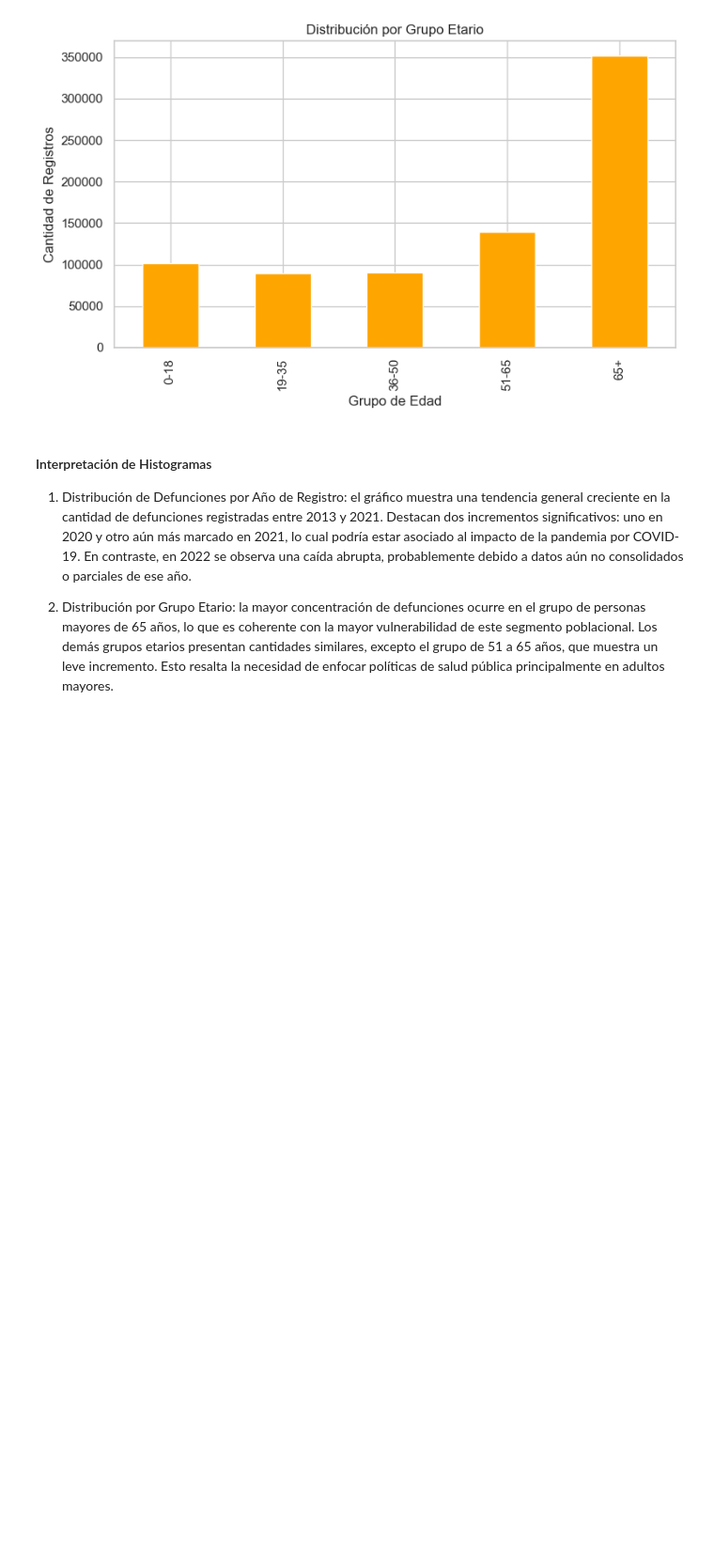
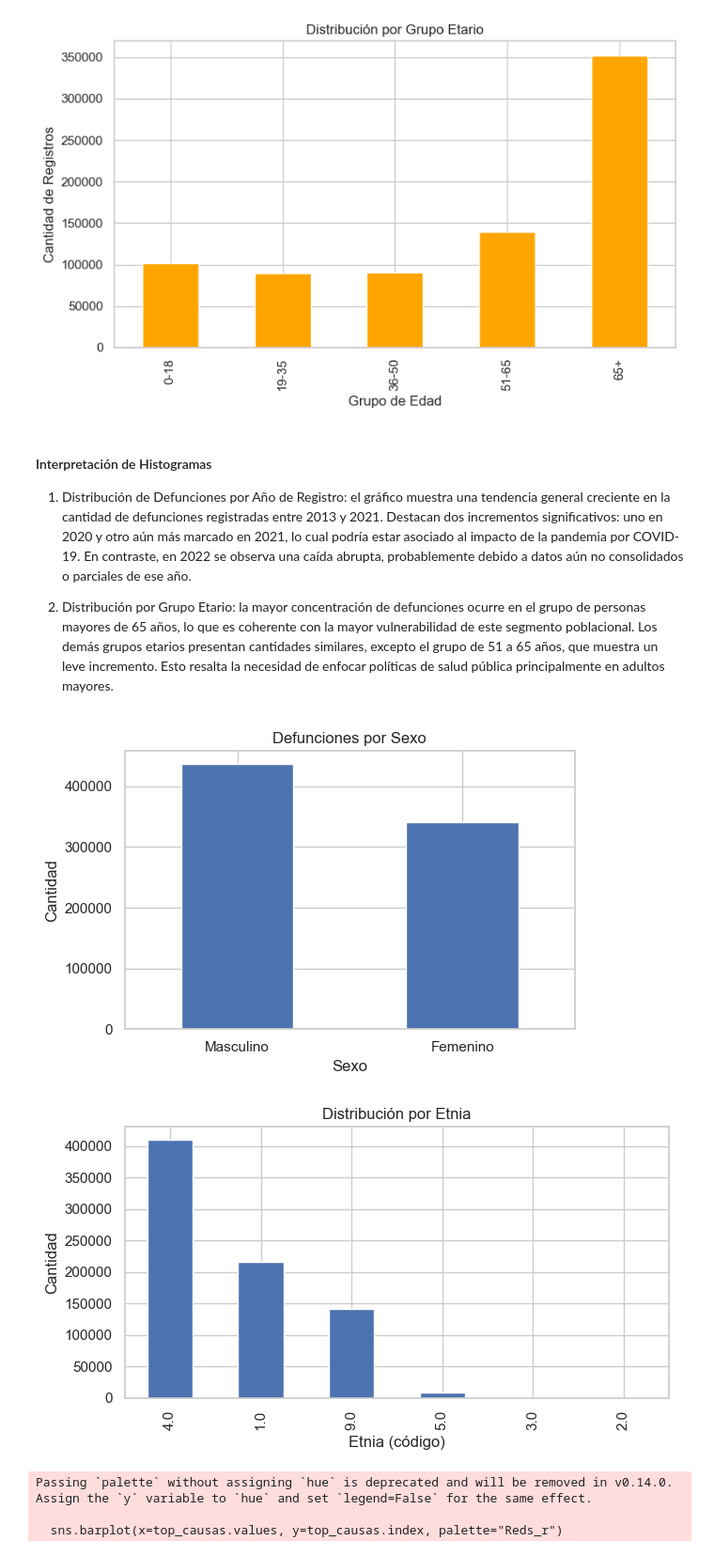
Before and after one commit to michellemej22596/Proyecto3-MineriadeDatos, a Jupyter notebook: analisisdefunciones.ipynb, the cells around one changed output. Shown at 94% size. Saved outputs shown, nothing was run; the diff lists cells and outputs as text; code cells hidden in the pictures; blank space fills up the shorter version.

Commit message:
Feat: Graficos de barra e interpretacion

```diff
--- a/analisisdefunciones.ipynb
+++ b/analisisdefunciones.ipynb
@@ -180,3 +180,43 @@ plt.show()
 1. Distribución de Defunciones por Año de Registro: el gráfico muestra una tendencia general creciente en la cantidad de defunciones registradas entre 2013 y 2021. Destacan dos incrementos significativos: uno en 2020 y otro aún más marcado en 2021, lo cual podría estar asociado al impacto de la pandemia por COVID-19. En contraste, en 2022 se observa una caída abrupta, probablemente debido a datos aún no consolidados o parciales de ese año.
 
 2. Distribución por Grupo Etario: la mayor concentración de defunciones ocurre en el grupo de personas mayores de 65 años, lo que es coherente con la mayor vulnerabilidad de este segmento poblacional. Los demás grupos etarios presentan cantidades similares, excepto el grupo de 51 a 65 años, que muestra un leve incremento. Esto resalta la necesidad de enfocar políticas de salud pública principalmente en adultos mayores.
+# %%
+
+# =======================
+# Gráficos de Barras
+# =======================
+
+# Por sexo
+plt.figure(figsize=(6, 4))
+df['sexo'].value_counts().plot(kind='bar')
+plt.title('Defunciones por Sexo')
+plt.xlabel('Sexo')
+plt.ylabel('Cantidad')
+plt.xticks([0, 1], ['Masculino', 'Femenino'], rotation=0)
+plt.tight_layout()
+plt.show()
+
+# Por etnia
+plt.figure(figsize=(7, 4))
+df['etnia'].value_counts().plot(kind='bar')
+plt.title('Distribución por Etnia')
+plt.xlabel('Etnia (código)')
+plt.ylabel('Cantidad')
+plt.tight_layout()
+plt.show()
+
+# 10 principales causas de muerte
+top_causas = df['causa'].value_counts().head(10)
+plt.figure(figsize=(10, 6))
+sns.barplot(x=top_causas.values, y=top_causas.index, palette="Reds_r")
+plt.title('10 Causas de Muerte Más Frecuentes')
+plt.xlabel('Cantidad')
+plt.ylabel('Causa')
+plt.tight_layout()
+plt.show()
+# %% [output]
+[figure, added]
+[figure, added]
+Passing `palette` without assigning `hue` is deprecated and will be removed in v0.14.0. Assign the `y` variable to `hue` and set `legend=False` for the same effect.
+
+  sns.barplot(x=top_causas.values, y=top_causas.index, palette="Reds_r")
```
Also changed, not shown: parts of 2 cells of this notebook.
